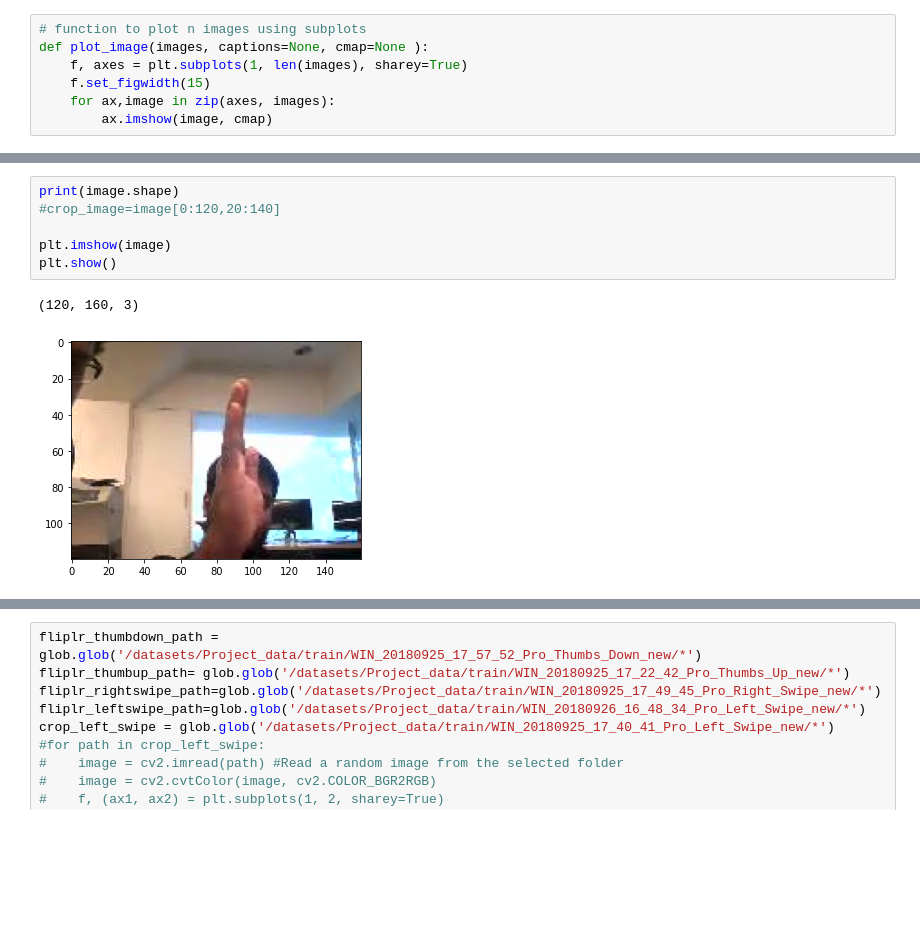
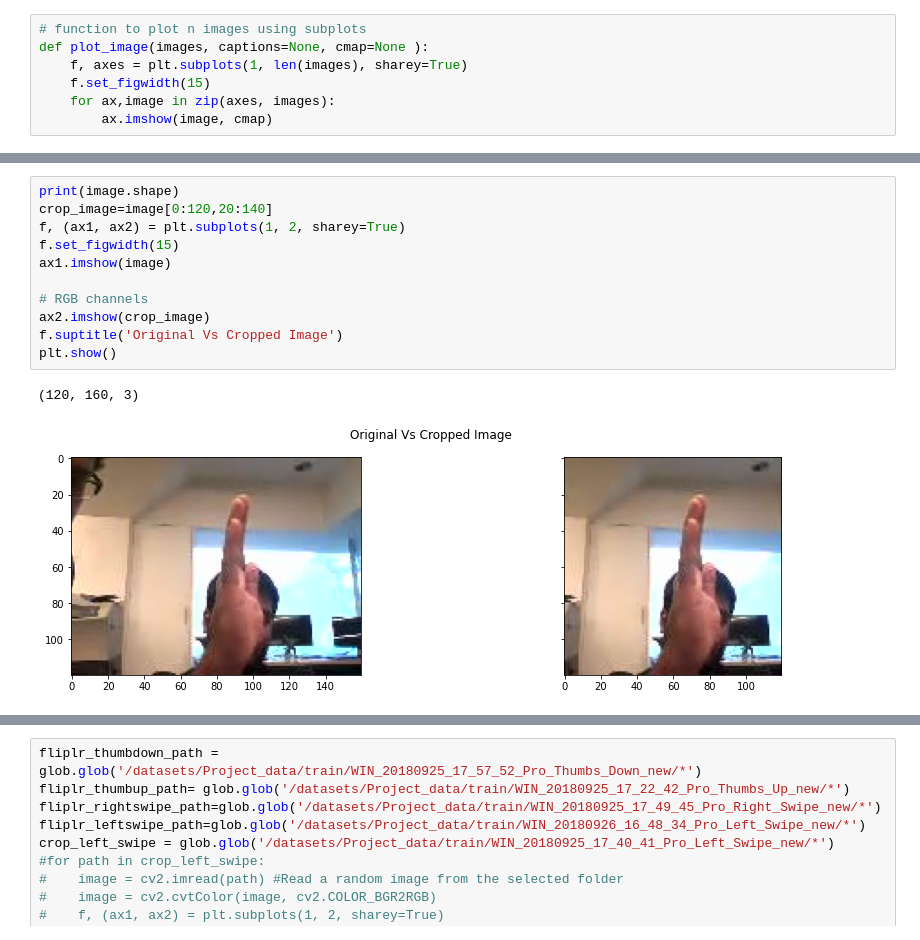
Before and after one commit to rramchan12/Gesture-Recognition-CaseStudy-IITB, a Jupyter notebook: Gesture_Recognition_Iter1.ipynb, the cells around one changed output, grey strips where cells are left out. Cells and saved outputs as stored; diff of their text form; blank space fills up the shorter version.

```diff
--- a/Gesture_Recognition_Iter1.ipynb
+++ b/Gesture_Recognition_Iter1.ipynb
@@ -131,10 +125,15 @@ Text(0.5, 0.98, 'Different Channels of Image')
 [figure]
 # %%
 print(image.shape)
-#crop_image=image[0:120,20:140]
+crop_image=image[0:120,20:140]
+f, (ax1, ax2) = plt.subplots(1, 2, sharey=True)
+f.set_figwidth(15)
+ax1.imshow(image)
 
-plt.imshow(image)
+# RGB channels
+ax2.imshow(crop_image)
+f.suptitle('Original Vs Cropped Image')
 plt.show()
 # %% [output]
 (120, 160, 3)
-[figure, old version]
+[figure, new version]
```
Also changed, not shown: parts of 45 cells of this notebook.
